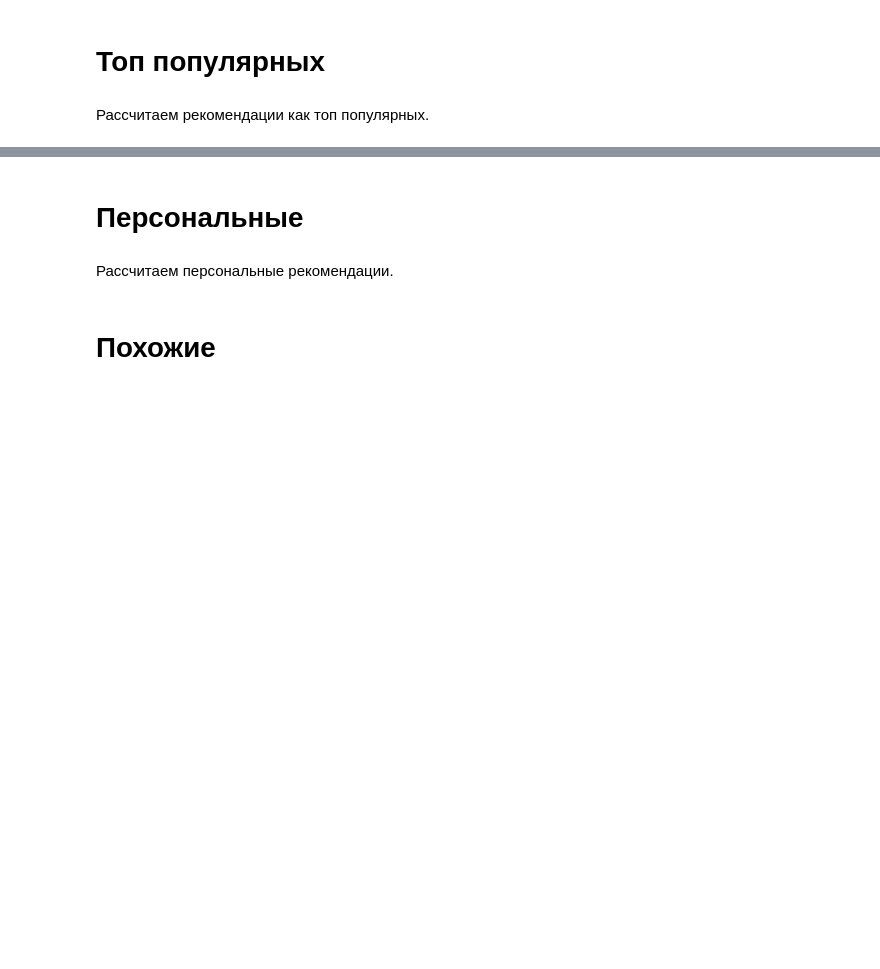
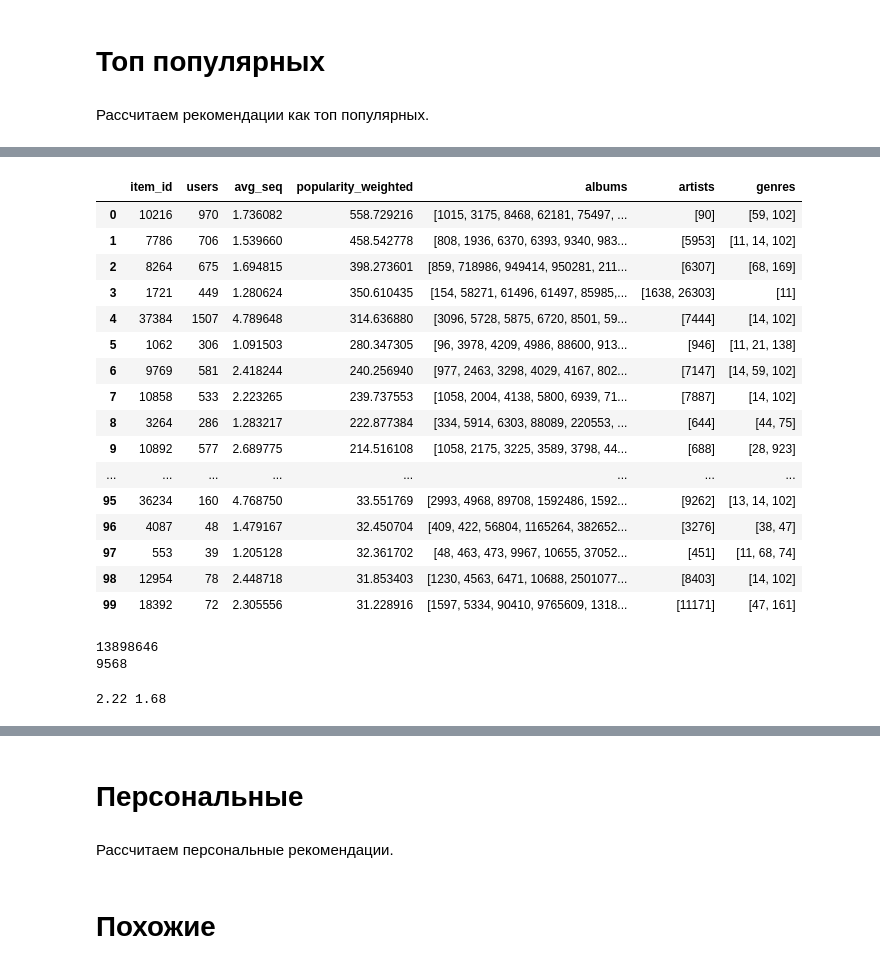
Before and after one commit to AAArmand/mle-recsys-project-start, a Jupyter notebook: recommendations.ipynb, the cells around one changed output, grey strips where cells are left out. Drawn from its saved outputs; the diff is of its cells as text; code cells hidden in the pictures; blank space fills up the shorter version.

```diff
--- a/recommendations.ipynb
+++ b/recommendations.ipynb
@@ -319,3 +326,6 @@ print(len(users_train), len(users_test), len(common_users))
 # %%
 events_train.to_parquet("events_train.parquet")
 events_test.to_parquet("events_test.parquet")
+# %%
+events_train = pd.read_parquet("events_train.parquet")
+events_test = pd.read_parquet("events_test.parquet")
@@ -323,3 +349,22 @@ events_test.to_parquet("events_test.parquet")
 # Топ популярных
 # %% [markdown]
 Рассчитаем рекомендации как топ популярных.
+# %%
+# ТОП популярных
+top_pop_start_date = pd.to_datetime("2022-12-01").date()
+
+
+item_popularity =  events_train \
+    .query("started_at >= @top_pop_start_date") \
+    .groupby(["item_id"]).agg(users=("user_id", "nunique"), avg_seq=("track_seq", "mean")).reset_index()
+
+# чем выше трек в истории, тем выше вероятность, что пользователь чаще его слушает
+# значит, вес популярности должен быть тем выше, чем меньше цифра номера в истории, отсюда и деление
+item_popularity["popularity_weighted"] = item_popularity["users"] / item_popularity["avg_seq"]
+
+item_popularity = item_popularity.sort_values("popularity_weighted", ascending=False)
+
+# выбираем те, которые стоят в топ 5 в истории прослушиваний
+top_k_pop_items = item_popularity.query("avg_seq <= 5").head(100)
+
+print(top_k_pop_items)
@@ -325,0 +386,25 @@ events_test.to_parquet("events_test.parquet")
+# %%
+# добавляем информацию о треках
+top_k_pop_items = top_k_pop_items.merge(
+    items.set_index("item_id")[["albums", "artists", "genres"]], on="item_id")
+
+with pd.option_context('display.max_rows', 100):
+    display(top_k_pop_items[["item_id", "users", "avg_seq", "popularity_weighted", "albums", "artists", "genres"]])
+# %% [output]
+|  | item_id | users | avg_seq | popularity_weighted | albums | artists | genres |
+| 0 | 10216 | 970 | 1.736082 | 558.729216 | [1015, 3175, 8468, 62181, 75497, ... | [90] | [59, 102] |
+| 1 | 7786 | 706 | 1.539660 | 458.542778 | [808, 1936, 6370, 6393, 9340, 983... | [5953] | [11, 14, 102] |
+| 2 | 8264 | 675 | 1.694815 | 398.273601 | [859, 718986, 949414, 950281, 211... | [6307] | [68, 169] |
+| 3 | 1721 | 449 | 1.280624 | 350.610435 | [154, 58271, 61496, 61497, 85985,... | [1638, 26303] | [11] |
+| 4 | 37384 | 1507 | 4.789648 | 314.636880 | [3096, 5728, 5875, 6720, 8501, 59... | [7444] | [14, 102] |
+| 5 | 1062 | 306 | 1.091503 | 280.347305 | [96, 3978, 4209, 4986, 88600, 913... | [946] | [11, 21, 138] |
+| 6 | 9769 | 581 | 2.418244 | 240.256940 | [977, 2463, 3298, 4029, 4167, 802... | [7147] | [14, 59, 102] |
+| 7 | 10858 | 533 | 2.223265 | 239.737553 | [1058, 2004, 4138, 5800, 6939, 71... | [7887] | [14, 102] |
+| 8 | 3264 | 286 | 1.283217 | 222.877384 | [334, 5914, 6303, 88089, 220553, ... | [644] | [44, 75] |
+| 9 | 10892 | 577 | 2.689775 | 214.516108 | [1058, 2175, 3225, 3589, 3798, 44... | [688] | [28, 923] |
+| ... | ... | ... | ... | ... | ... | ... | ... |
+| 95 | 36234 | 160 | 4.768750 | 33.551769 | [2993, 4968, 89708, 1592486, 1592... | [9262] | [13, 14, 102] |
+| 96 | 4087 | 48 | 1.479167 | 32.450704 | [409, 422, 56804, 1165264, 382652... | [3276] | [38, 47] |
+| 97 | 553 | 39 | 1.205128 | 32.361702 | [48, 463, 473, 9967, 10655, 37052... | [451] | [11, 68, 74] |
+| 98 | 12954 | 78 | 2.448718 | 31.853403 | [1230, 4563, 6471, 10688, 2501077... | [8403] | [14, 102] |
+| 99 | 18392 | 72 | 2.305556 | 31.228916 | [1597, 5334, 90410, 9765609, 1318... | [11171] | [47, 161] |
@@ -325,0 +420,23 @@ events_test.to_parquet("events_test.parquet")
+# %%
+cold_users_events_with_recs = \
+    events_test[events_test["user_id"].isin(cold_users)] \
+    .merge(top_k_pop_items[["item_id", "avg_seq"]], on="item_id", how="left")
+
+cold_user_items_no_avg_seq_idx = cold_users_events_with_recs["avg_seq"].isnull()
+cold_user_recs = cold_users_events_with_recs[~cold_user_items_no_avg_seq_idx] \
+    [["user_id", "item_id", "track_seq", "avg_seq"]]
+
+print(len(events_test))
+print(len(cold_user_recs))
+# %% [output]
+13898646
+9568
+# %%
+# посчитаем метрики рекомендаций
+from sklearn.metrics import mean_squared_error, mean_absolute_error
+
+rmse = mean_squared_error(cold_user_recs["track_seq"], cold_user_recs["avg_seq"], squared=False)
+mae = mean_absolute_error(cold_user_recs["track_seq"], cold_user_recs["avg_seq"])
+print(round(rmse, 2), round(mae, 2))
+# %% [output]
+2.22 1.68
```
Also changed, not shown: parts of 12 cells of this notebook, 1 other file.
